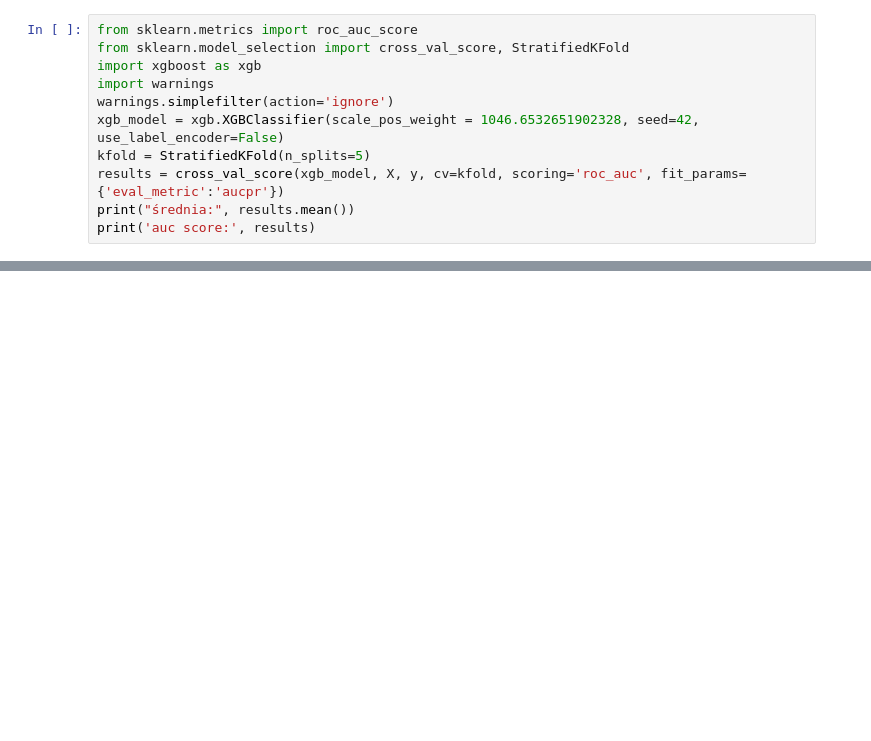
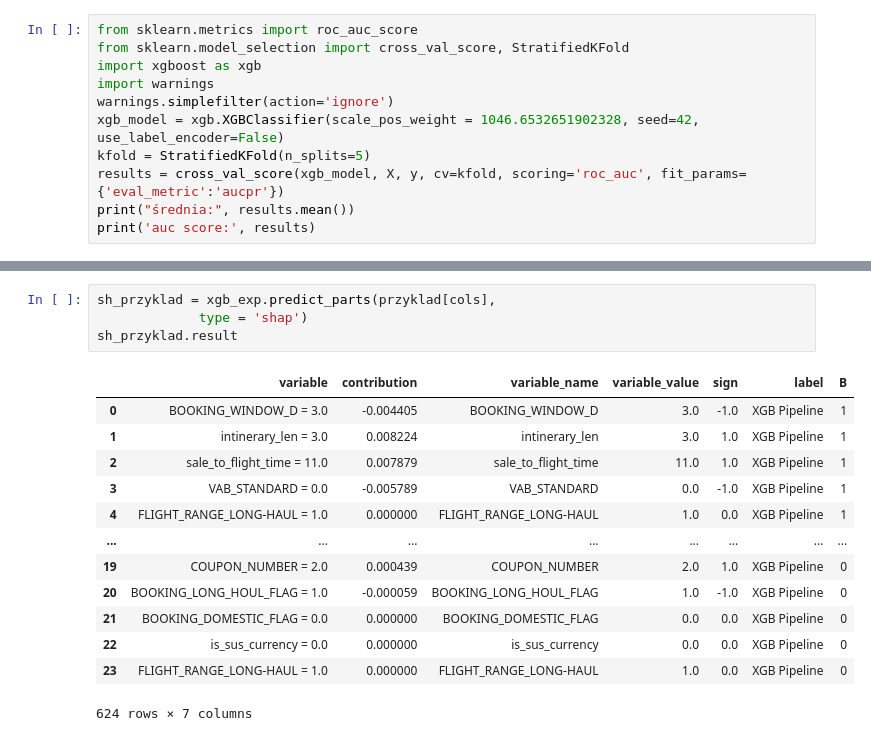
Before and after one commit to kuba1302/ticket-upgrade-prediction, a Jupyter notebook: eda.ipynb, the cells around one changed output, grey strips where cells are left out. Drawn from its saved outputs; the diff is of its cells as text; blank space fills up the shorter version.

```diff
--- a/eda.ipynb
+++ b/eda.ipynb
@@ -423,0 +642,18 @@ X[['BOOKING_WINDOW_D', 'sale_to_flight_time']]
+# %%
+sh_przyklad = xgb_exp.predict_parts(przyklad[cols],
+             type = 'shap')
+sh_przyklad.result
+# %% [output]
+|  | variable | contribution | variable_name | variable_value | sign | label | B |
+| 0 | BOOKING_WINDOW_D = 3.0 | -0.004405 | BOOKING_WINDOW_D | 3.0 | -1.0 | XGB Pipeline | 1 |
+| 1 | intinerary_len = 3.0 | 0.008224 | intinerary_len | 3.0 | 1.0 | XGB Pipeline | 1 |
+| 2 | sale_to_flight_time = 11.0 | 0.007879 | sale_to_flight_time | 11.0 | 1.0 | XGB Pipeline | 1 |
+| 3 | VAB_STANDARD = 0.0 | -0.005789 | VAB_STANDARD | 0.0 | -1.0 | XGB Pipeline | 1 |
+| 4 | FLIGHT_RANGE_LONG-HAUL = 1.0 | 0.000000 | FLIGHT_RANGE_LONG-HAUL | 1.0 | 0.0 | XGB Pipeline | 1 |
+| ... | ... | ... | ... | ... | ... | ... | ... |
+| 19 | COUPON_NUMBER = 2.0 | 0.000439 | COUPON_NUMBER | 2.0 | 1.0 | XGB Pipeline | 0 |
+| 20 | BOOKING_LONG_HOUL_FLAG = 1.0 | -0.000059 | BOOKING_LONG_HOUL_FLAG | 1.0 | -1.0 | XGB Pipeline | 0 |
+| 21 | BOOKING_DOMESTIC_FLAG = 0.0 | 0.000000 | BOOKING_DOMESTIC_FLAG | 0.0 | 0.0 | XGB Pipeline | 0 |
+| 22 | is_sus_currency = 0.0 | 0.000000 | is_sus_currency | 0.0 | 0.0 | XGB Pipeline | 0 |
+| 23 | FLIGHT_RANGE_LONG-HAUL = 1.0 | 0.000000 | FLIGHT_RANGE_LONG-HAUL | 1.0 | 0.0 | XGB Pipeline | 0 |
+624 rows × 7 columns
```
Also changed, not shown: parts of 57 cells of this notebook.
